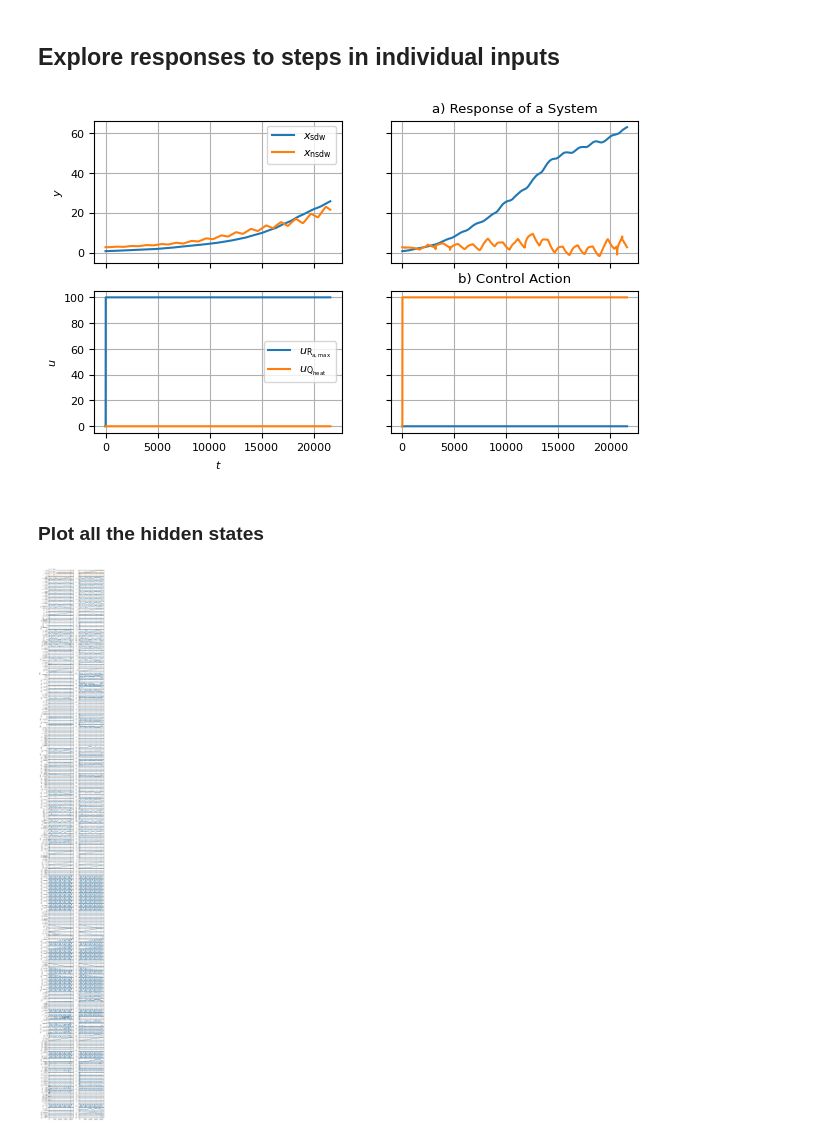
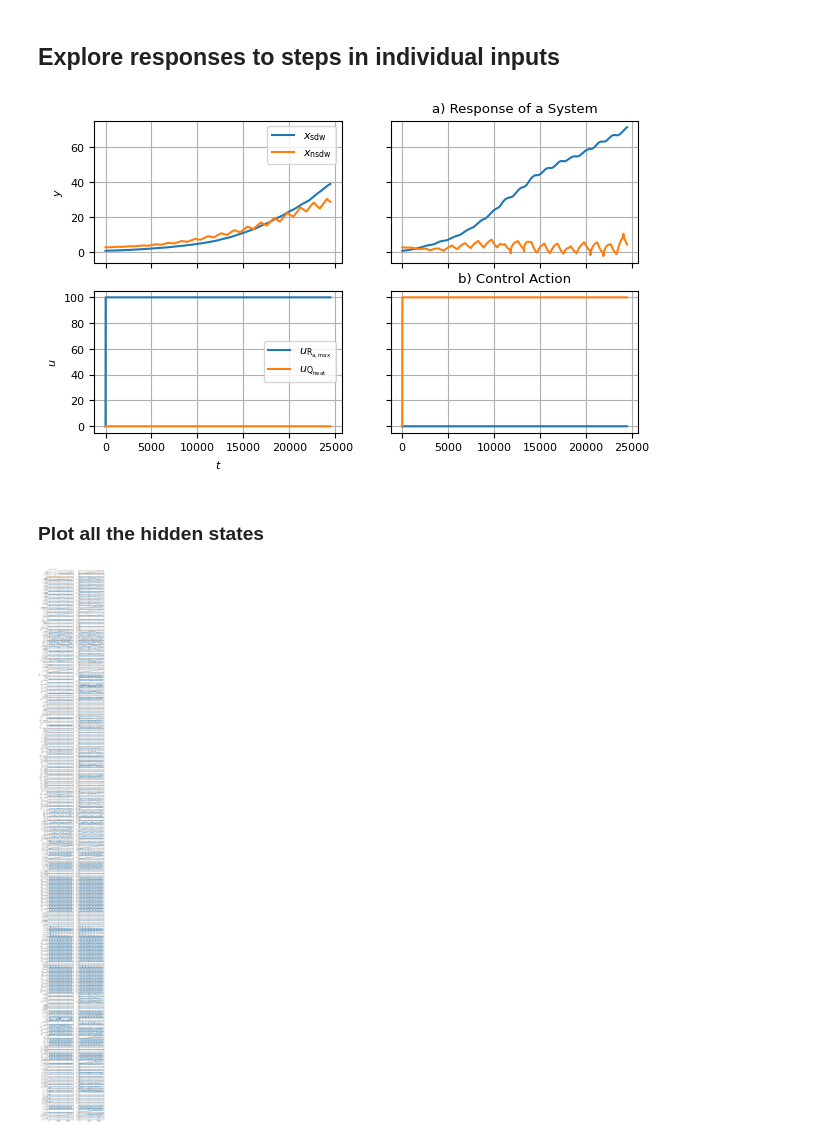
Before and after one commit to MarekWadinger/ecompc-greenhouse-platform, a Jupyter notebook: greenhouse_model.ipynb, the cells around one changed output. Saved outputs shown, nothing was run; the diff lists cells and outputs as text; code cells hidden in the pictures.

```diff
--- a/greenhouse_model.ipynb
+++ b/greenhouse_model.ipynb
@@ -32,8 +47,7 @@ random.seed(40)
 # %% [markdown]
 # Get Weather Data
 # %%
-sim_days = 16
-
+start_date = pd.Timestamp.now() - pd.Timedelta(days=16)
 climdat = get_weather_data(
     latitude=52.52,  # Latitude of the location in degrees
     longitude=13.41,  # Longitude of the location in degrees
@@ -57,8 +71,10 @@ climdat = get_weather_data(
         "NW",
         "NW",
     ],  # Azimuth angle of the surface in degrees (South facing)
-    frequency="hourly",
-    forecast=sim_days,
+    frequency="minutely_15",
+    start_date=start_date.strftime("%Y-%m-%d"),
+    end_date=pd.Timestamp.now().strftime("%Y-%m-%d"),
 )
 
-climate = climdat.asfreq("1T").interpolate(method="time").values
+climate = climdat.asfreq("1s").interpolate(method="time")
+start_date = pd.Timestamp(climate.index[0])
@@ -78,38 +103,42 @@ u_label = [
     r"$u_{\mathrm{Q_{heat}}}$",
 ]
 # %%
-greenhouse_model = partial(gh_model, climate=climate)
+greenhouse_model = partial(gh_model, climate=climate.values)
 # %%
 # [donotremove]
 fig, axs = plt.subplots(nrows=2, ncols=len(u_max), sharex=True, sharey="row")
 
 for u_idx in range(len(u_max)):
     u_max_ = u_min.copy()
     u_max_[u_idx] = u_max[u_idx]
     u = partial(gen_step, u_min=u_min, u_max=u_max_)
     t_out, y_out, u_out = simulate(
-        greenhouse_model, u=u, sim_time=1440 * sim_days, t_s=ts, x0=x0
+        greenhouse_model,
+        u=u,  # type: ignore
+        sim_time=int(len(climate) / ts),
+        t_s=ts,
+        x0=x0,  # type: ignore
     )
     plot_response(
         t_out,
         y_out[:, -2:],
         u_out,
         axs_=axs[:, u_idx],
         y_label=y_label,
         u_label=u_label,
     )
 
 axs[0, 0].set_ylabel("$y$")
 axs[0, 1].set_title("a) Response of a System")
 axs[0, 0].legend()
 axs[1, 0].set_xlabel("$t$")
 axs[1, 0].set_ylabel("$u$")
 axs[1, 1].set_title("b) Control Action")
 axs[1, 0].legend()
 
 plt.show()
 # %% [output]
-[figure, old version]
+[figure, new version]
 # %% [markdown]
 ### Plot all the hidden states
 # %%
@@ -121,14 +150,18 @@ for u_idx in range(len(u_max)):
     u_max_[u_idx] = u_max[u_idx]
     u = partial(gen_step, u_min=u_min, u_max=u_max_)
     t_out, y_out, u_out = simulate(
-        greenhouse_model, u=u, sim_time=1440 * sim_days, t_s=ts, x0=x0
+        greenhouse_model,
+        u=u,  # type: ignore
+        sim_time=int(len(climate) / ts),
+        t_s=ts,
+        x0=x0,  # type: ignore
     )
 
     xs = []
     for i, (x, u) in enumerate(zip(y_out, u_out)):
-        _, x_ = _greenhouse_model(i, tuple(x), tuple(u))
+        _, x_ = _greenhouse_model(i * ts, tuple(x), tuple(u))
         xs.append(x_)
-    df = pd.DataFrame(xs).select_dtypes(include=["float"])
+    df = pd.DataFrame(xs, index=t_out).select_dtypes(include=["float"])
 
     if u_idx == 0:
         # Plot response
@@ -158,4 +191,4 @@ axs[1, 0].legend()
 
 plt.show()
 # %% [output]
-[figure, old version]
+[figure, new version]
```
Also changed, not shown: parts of 7 cells of this notebook, 1 other file.
